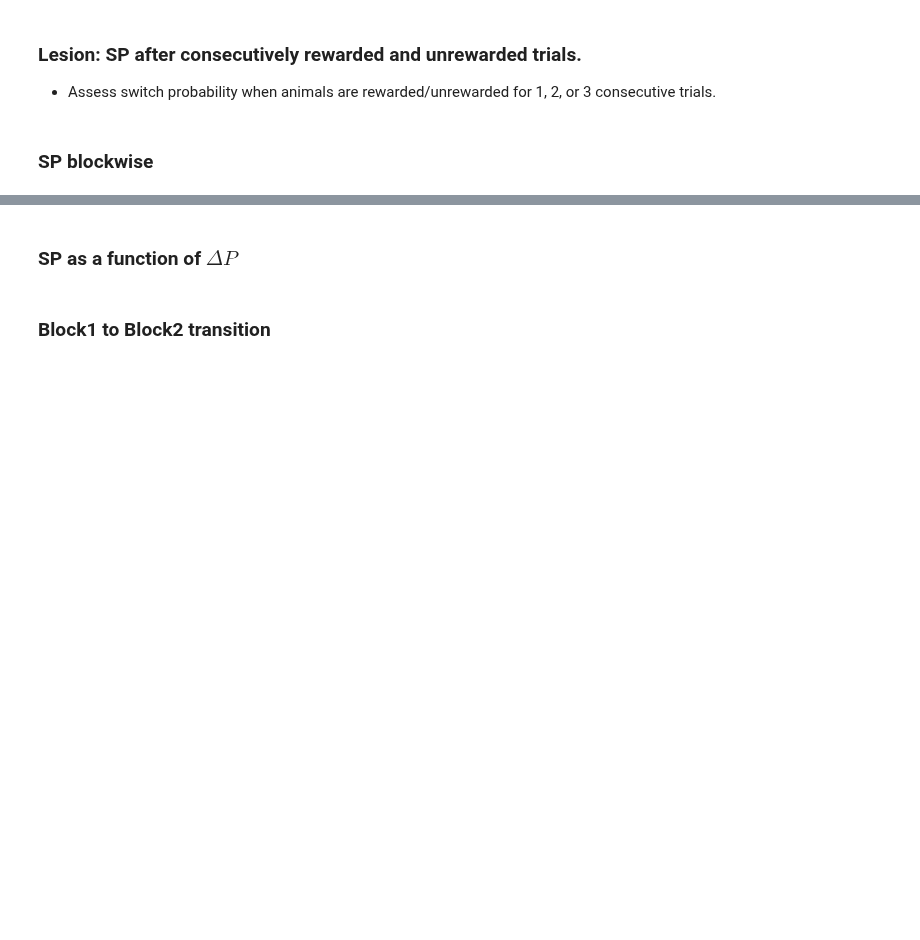
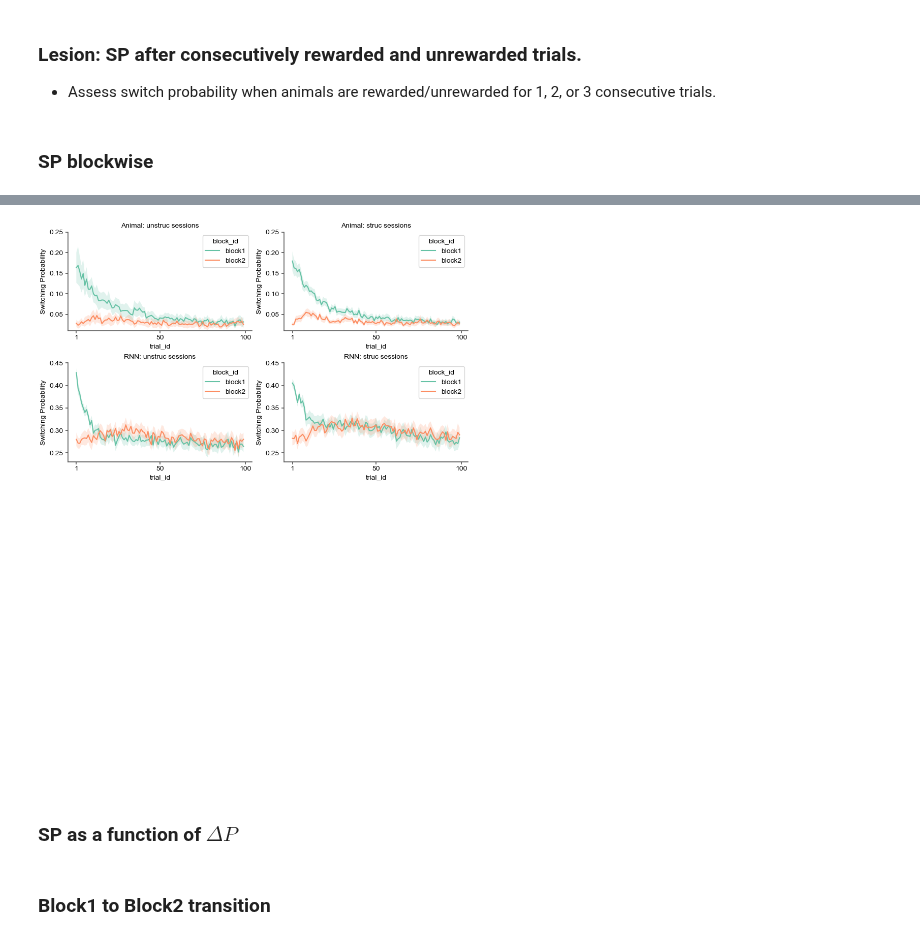
Before and after one commit to bapungiri/py_adlab_bg, a Jupyter notebook: mab_switching_probability1.ipynb, the cells around one changed output, grey strips where cells are left out. Drawn from its saved outputs; the diff is of its cells as text; code cells hidden in the pictures; blank space fills up the shorter version.

```diff
--- a/mab_switching_probability1.ipynb
+++ b/mab_switching_probability1.ipynb
@@ -677,14 +673,21 @@ import pandas as pd
 import mab_subjects
 from banditpy.analyses import SwitchProb2Arm
 
-exps = mab_subjects.mostly_unstruc.good_sess + mab_subjects.mostly_struc.good_sess
+exps = (
+    mab_subjects.unstruc.p8020_good_intact_sess
+    + mab_subjects.struc.p8020_good_intact_sess
+    + mab_subjects.unstruc_rnn.p8020_good_rnn_sess
+    + mab_subjects.struc_rnn.p8020_good_rnn_sess
+)
 
 sp_df = []
 for i, exp in enumerate(exps):
 
     print(exp.sub_name)
     task = exp.b2a.filter_by_trials(100, 100)
-    task.auto_block_window_ids()
+
+    if exp.lesion_tag != "rnn":
+        task.auto_block_window_ids()
 
     mask_block1 = task.block_ids == 1
     task_block1 = task._filtered(mask_block1)
@@ -713,38 +735,47 @@ mab_subjects.GroupData().save(sp_df, "switch_prob")
 # %%
 import seaborn as sns
 import pandas as pd
 from neuropy import plotting
 import mab_subjects
 import matplotlib.pyplot as plt
 from mab_colors import Palette2Arm
 
 df = mab_subjects.GroupData().switch_prob.latest
+df = df[df["block_id"] != "all"]
+rnn_bool = df["name"].str.contains("Model")
+rnn_df = df[rnn_bool]
+animal_df = df[~rnn_bool]
+
 
 fig = plotting.Fig(5, 2, fontsize=10)
 
+for d, df in enumerate([animal_df, rnn_df]):
+    for g, grp in enumerate(["unstruc", "struc"]):
+        ax = fig.subplot(fig.gs[d, g])
+        df_grp = df[df["grp"] == grp]
 
-for g, grp in enumerate(["unstruc", "struc"]):
-    ax = fig.subplot(fig.gs[0, g])
-    df_grp = df[df["grp"] == grp]
-
-    sns.lineplot(
-        data=df_grp,
-        x="trial_id",
-        y="sp",
-        hue="block_id",
-        palette="Set2",
-        ax=ax,
-        lw=1.5,
-        err_kws=dict(edgecolor="none"),
-        errorbar="se",
-    )
-    ax.set_title(f"Switching Probability in {grp} sessions")
-    ax.set_ylabel("Switching Probability")
-    ax.set_xticks([1, 50, 100])
-    sns.move_legend(ax, "upper left", bbox_to_anchor=(1, 1))
-    ax.set_ylim(0.01, 0.23)
-
-plt.show()
+        sns.lineplot(
+            data=df_grp,
+            x="trial_id",
+            y="sp",
+            hue="block_id",
+            palette="Set2",
+            ax=ax,
+            lw=1.5,
+            err_kws=dict(edgecolor="none"),
+            errorbar="se",
+        )
+        title_prefix = "RNN" if d == 1 else "Animal"
+        ax.set_title(f"{title_prefix}: {grp} sessions")
+        ax.set_ylabel("Switching Probability")
+        ax.set_xticks([1, 50, 100])
+        # sns.move_legend(ax, "upper left", bbox_to_anchor=(1, 1))
+        if d == 0:
+            ax.set_ylim(0.01, 0.25)
+        else:
+            ax.set_ylim(0.23, 0.45)
+# %% [output]
+[figure, added]
 # %% [markdown]
 ### SP as a function of $\Delta P$
 # %%
```
Also changed, not shown: parts of 3 cells of this notebook, 3 other files.
